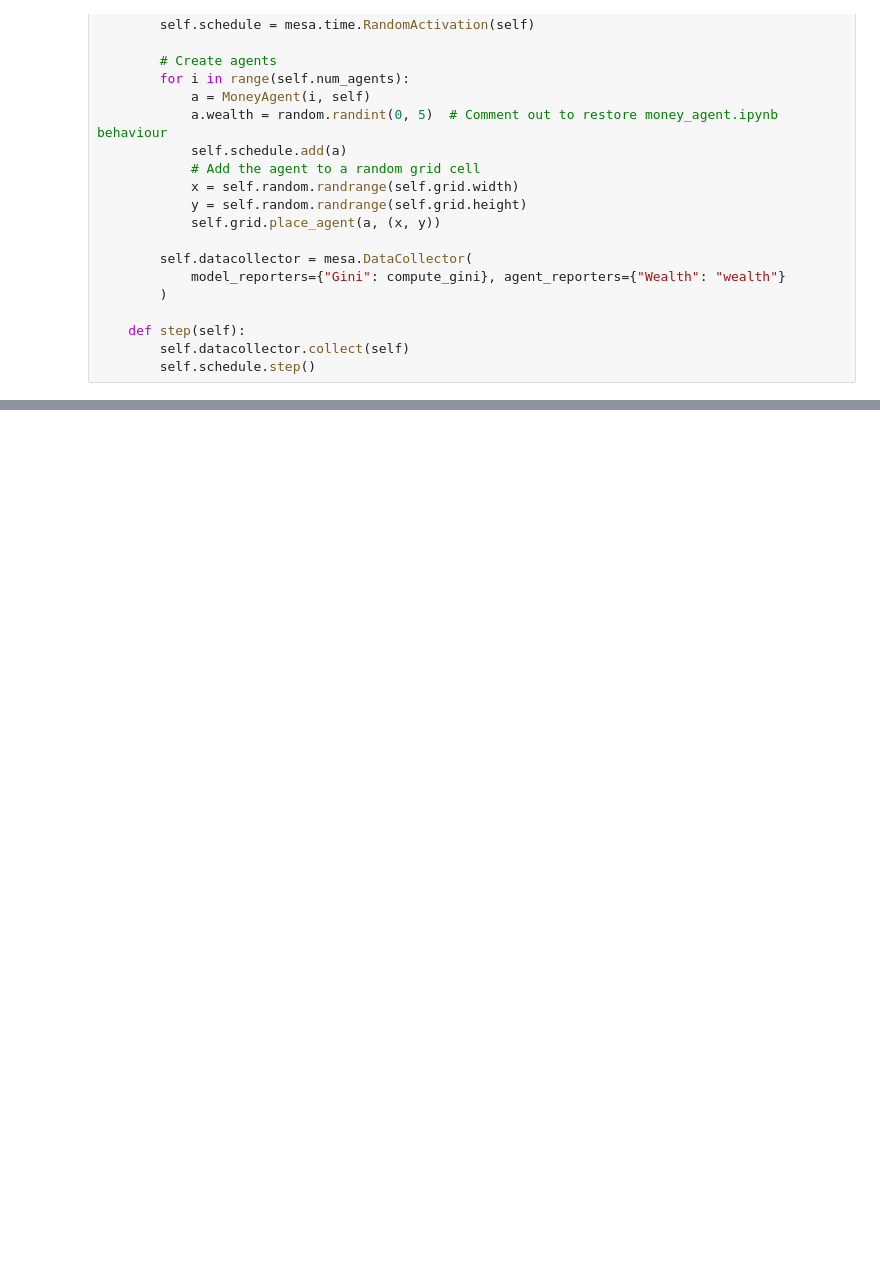
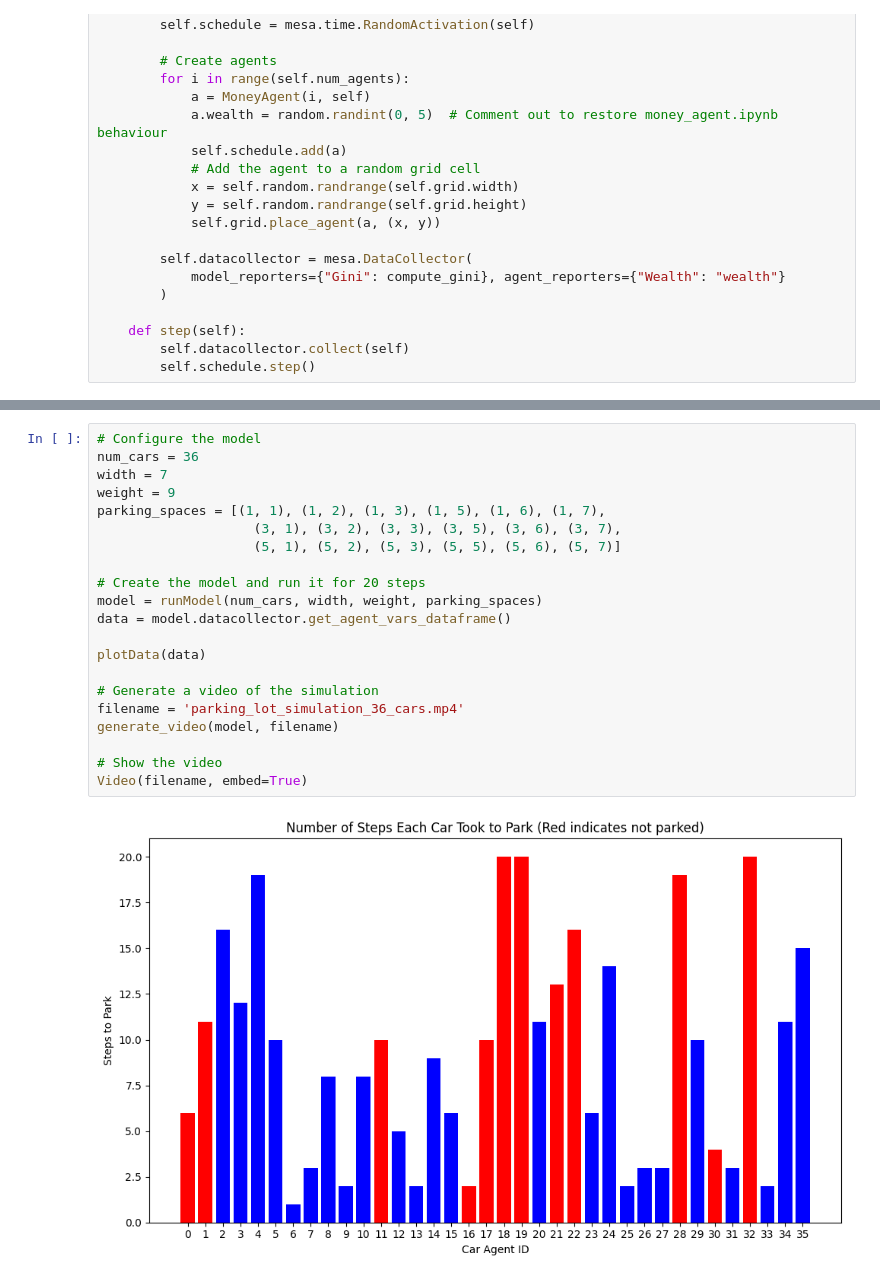
Before and after one commit to sebdanielsson/gik2nx, a Jupyter notebook: assignment1/assignment1.ipynb, the cells around one changed output, grey strips where cells are left out. Cells and saved outputs as stored; diff of their text form; blank space fills up the shorter version.

Commit message:
Add simulation 2 code, not checked movement of cars yet

```diff
--- a/assignment1/assignment1.ipynb
+++ b/assignment1/assignment1.ipynb
@@ -106,0 +381,23 @@ plt.show()
+# %%
+# Configure the model
+num_cars = 36
+width = 7
+weight = 9
+parking_spaces = [(1, 1), (1, 2), (1, 3), (1, 5), (1, 6), (1, 7),
+                    (3, 1), (3, 2), (3, 3), (3, 5), (3, 6), (3, 7),
+                    (5, 1), (5, 2), (5, 3), (5, 5), (5, 6), (5, 7)]
+
+# Create the model and run it for 20 steps
+model = runModel(num_cars, width, weight, parking_spaces)
+data = model.datacollector.get_agent_vars_dataframe()
+
+plotData(data)
+
+# Generate a video of the simulation
+filename = 'parking_lot_simulation_36_cars.mp4'
+generate_video(model, filename)
+
+# Show the video
+Video(filename, embed=True)
+# %% [output]
+[figure, added]
```
Also changed, not shown: parts of 13 cells of this notebook, 2 other files.
